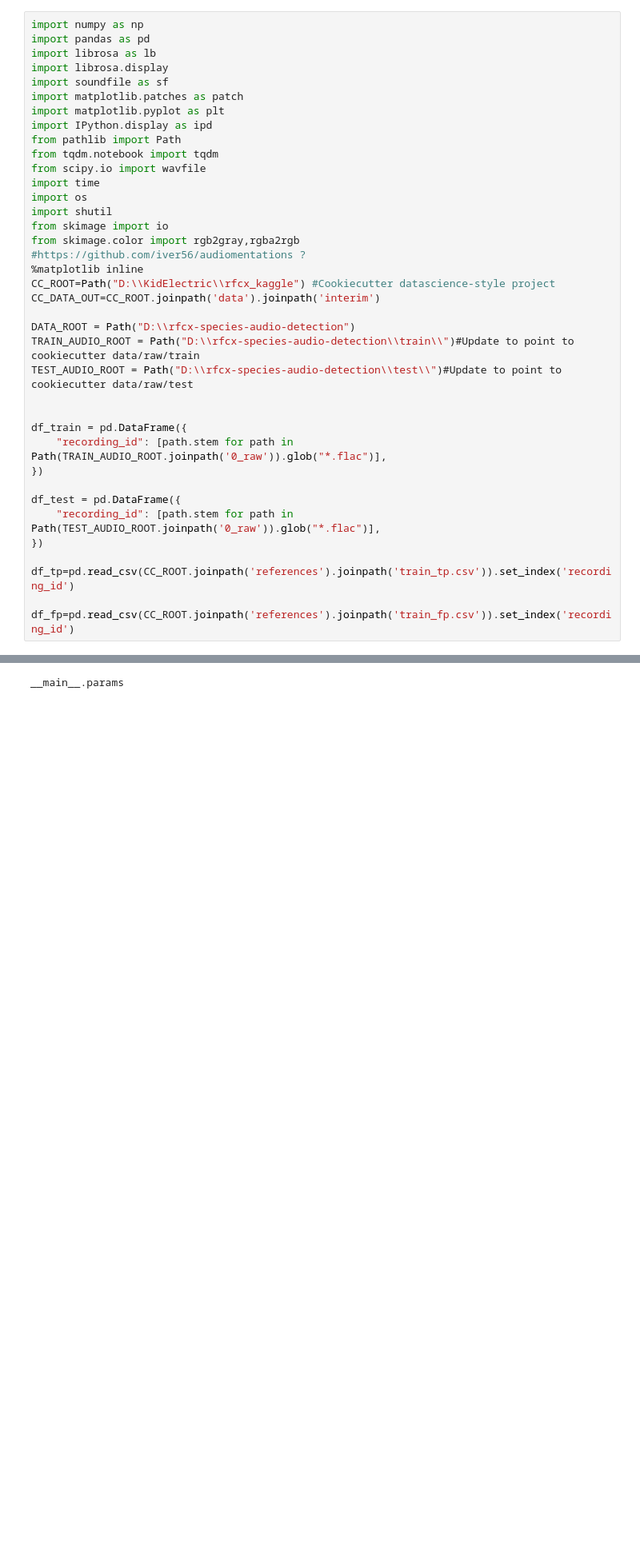
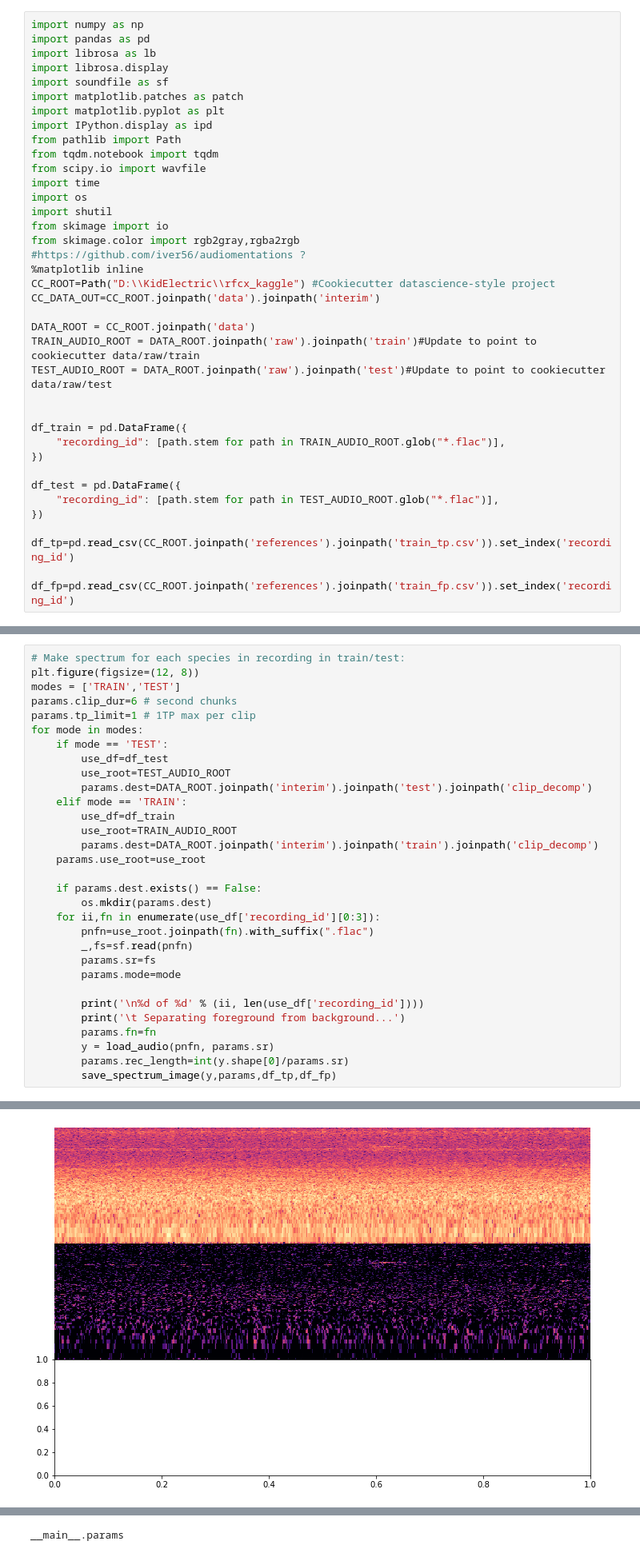
Before and after one commit to KidElectric/rfcx_kaggle, a Jupyter notebook: notebooks/2.1-bri-foreground-background-sep-batch.ipynb, the cells around one changed output, grey strips where cells are left out. Shown at 80% size. Saved outputs shown, nothing was run; the diff lists cells and outputs as text; blank space fills up the shorter version.

Commit message:
Finished working version of foreground/background separation notebook 2.1

```diff
--- a/notebooks/2.1-bri-foreground-background-sep-batch.ipynb
+++ b/notebooks/2.1-bri-foreground-background-sep-batch.ipynb
@@ -20,17 +20,17 @@ from skimage.color import rgb2gray,rgba2rgb
 CC_ROOT=Path("D:\\KidElectric\\rfcx_kaggle") #Cookiecutter datascience-style project
 CC_DATA_OUT=CC_ROOT.joinpath('data').joinpath('interim')
 
-DATA_ROOT = Path("D:\\rfcx-species-audio-detection")
-TRAIN_AUDIO_ROOT = Path("D:\\rfcx-species-audio-detection\\train\\")#Update to point to cookiecutter data/raw/train
-TEST_AUDIO_ROOT = Path("D:\\rfcx-species-audio-detection\\test\\")#Update to point to cookiecutter data/raw/test
+DATA_ROOT = CC_ROOT.joinpath('data')
+TRAIN_AUDIO_ROOT = DATA_ROOT.joinpath('raw').joinpath('train')#Update to point to cookiecutter data/raw/train
+TEST_AUDIO_ROOT = DATA_ROOT.joinpath('raw').joinpath('test')#Update to point to cookiecutter data/raw/test
 
 
 df_train = pd.DataFrame({
-    "recording_id": [path.stem for path in Path(TRAIN_AUDIO_ROOT.joinpath('0_raw')).glob("*.flac")],
+    "recording_id": [path.stem for path in TRAIN_AUDIO_ROOT.glob("*.flac")],
 })
 
 df_test = pd.DataFrame({
-    "recording_id": [path.stem for path in Path(TEST_AUDIO_ROOT.joinpath('0_raw')).glob("*.flac")],
+    "recording_id": [path.stem for path in TEST_AUDIO_ROOT.glob("*.flac")],
 })
 
 df_tp=pd.read_csv(CC_ROOT.joinpath('references').joinpath('train_tp.csv')).set_index('recording_id')
@@ -300,0 +222,32 @@ False
+# %%
+# Make spectrum for each species in recording in train/test:
+plt.figure(figsize=(12, 8))
+modes = ['TRAIN','TEST']
+params.clip_dur=6 # second chunks
+params.tp_limit=1 # 1TP max per clip
+for mode in modes:
+    if mode == 'TEST':
+        use_df=df_test
+        use_root=TEST_AUDIO_ROOT
+        params.dest=DATA_ROOT.joinpath('interim').joinpath('test').joinpath('clip_decomp')
+    elif mode == 'TRAIN':
+        use_df=df_train
+        use_root=TRAIN_AUDIO_ROOT
+        params.dest=DATA_ROOT.joinpath('interim').joinpath('train').joinpath('clip_decomp')
+    params.use_root=use_root
+
+    if params.dest.exists() == False:
+        os.mkdir(params.dest)
+    for ii,fn in enumerate(use_df['recording_id'][0:3]):
+        pnfn=use_root.joinpath(fn).with_suffix(".flac")
+        _,fs=sf.read(pnfn)
+        params.sr=fs
+        params.mode=mode
+
+        print('\n%d of %d' % (ii, len(use_df['recording_id'])))
+        print('\t Separating foreground from background...')
+        params.fn=fn
+        y = load_audio(pnfn, params.sr)
+        params.rec_length=int(y.shape[0]/params.sr)
+        save_spectrum_image(y,params,df_tp,df_fp)
+# %% [output]
@@ -300,0 +307 @@ False
+[figure, added]
```
Also changed, not shown: parts of 7 cells of this notebook, 1 other file.
